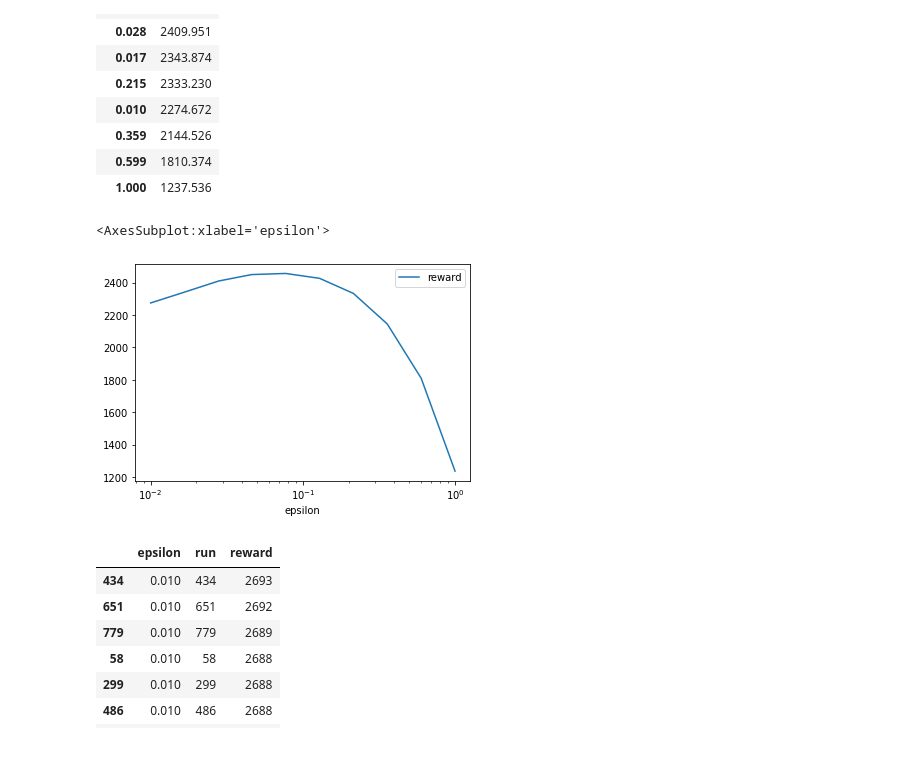
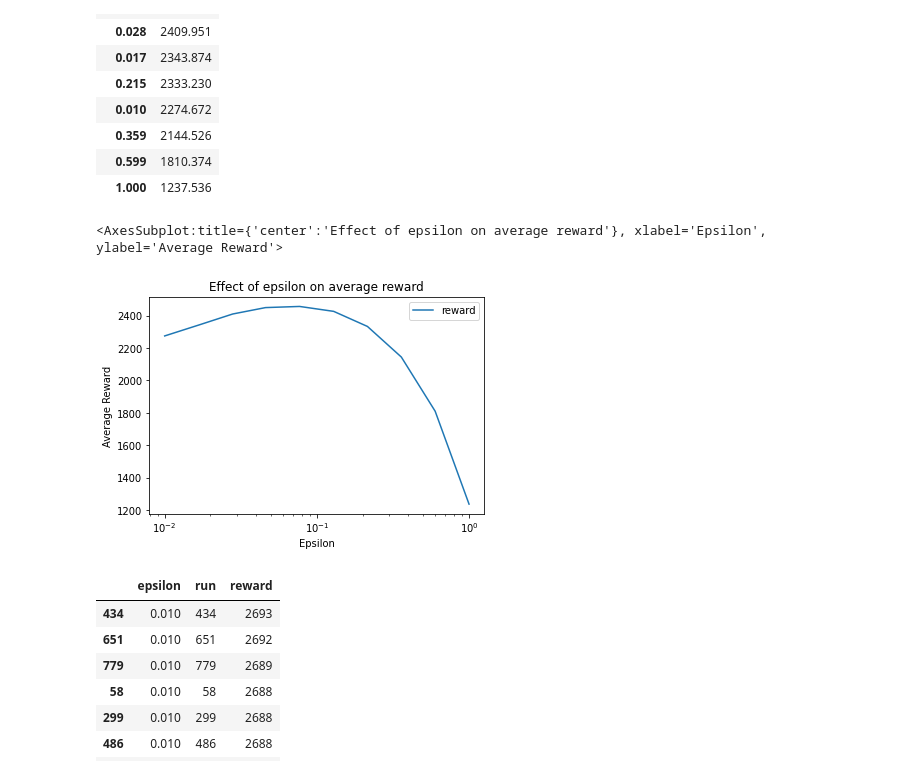
Before and after one commit to dshvimer/bandits, a Jupyter notebook: notebooks/ads.ipynb, the cells around one changed output. Saved outputs shown, nothing was run; the diff lists cells and outputs as text; code cells hidden in the pictures.

```diff
--- a/notebooks/ads.ipynb
+++ b/notebooks/ads.ipynb
@@ -3,7 +3,7 @@ import numpy as np
 import matplotlib.pyplot as plt
 import pandas as pd
 # %%
-df = pd.read_csv('results-ads.csv')
+df = pd.read_csv('../results-ads.csv')
 print(df.shape)
 df.head()
 # %% [output]
@@ -33,10 +33,10 @@ agg
 | 0.599 | 1810.374 |
 | 1.000 | 1237.536 |
 # %%
-agg.sort_values('epsilon', ascending=True).plot(logx=True)
+agg.sort_values('epsilon', ascending=True).plot(logx=True, ylabel='Average Reward', xlabel='Epsilon', title='Effect of epsilon on average reward')
 # %% [output]
-<AxesSubplot:xlabel='epsilon'>
+<AxesSubplot:title={'center':'Effect of epsilon on average reward'}, xlabel='Epsilon', ylabel='Average Reward'>
-[figure, old version]
+[figure, new version]
 # %%
 best = df.groupby(['epsilon', 'run']).agg({'reward': np.sum})
 best = best.reset_index().sort_values('reward', ascending=False)
```
Also changed, not shown: parts of 3 cells of this notebook, 1 other file.
